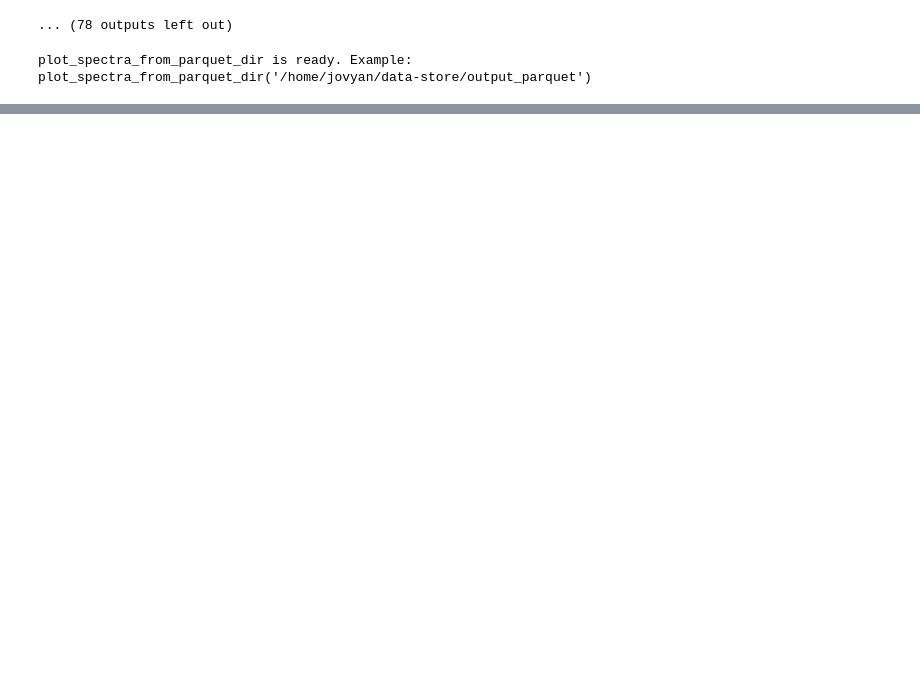
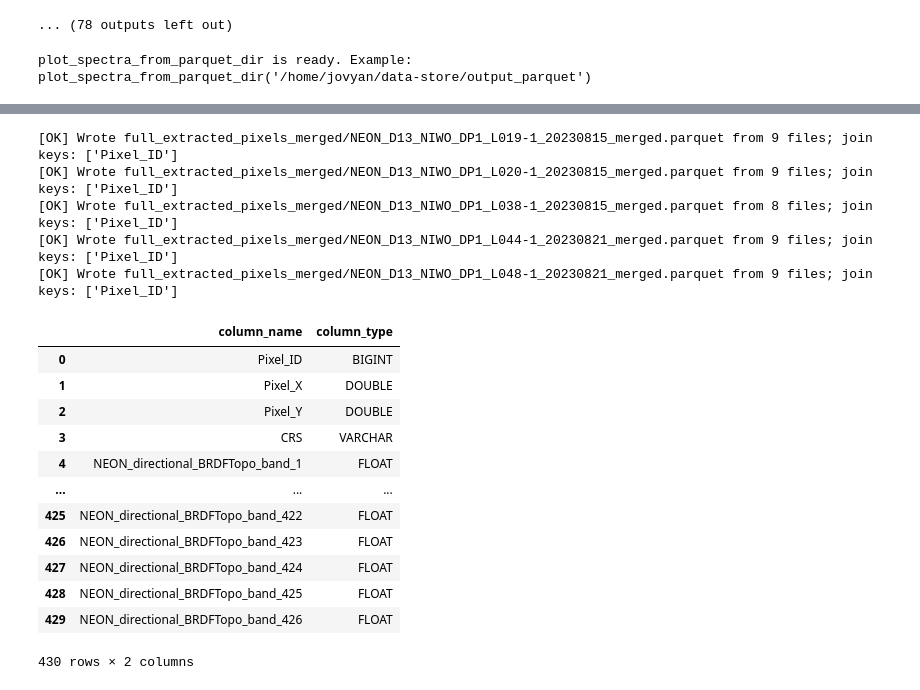
Before and after one commit to earthlab/cross-sensor-cal, a Jupyter notebook: Pixel_extraction.ipynb, the cells around one changed output, grey strips where cells are left out. Drawn from its saved outputs; the diff is of its cells as text; code cells hidden in the pictures; blank space fills up the shorter version.

```diff
--- a/Pixel_extraction.ipynb
+++ b/Pixel_extraction.ipynb
@@ -695,0 +649,28 @@ outs[:3]  # peek a few output paths
+# %%
+outs = merge_matching_parquet_sets("full_extracted_pixels", verbose=True)
+
+# Preview the merged columns for one output:
+import duckdb, pathlib
+con = duckdb.connect()
+merged = pathlib.Path("full_extracted_pixels_merged")
+p = sorted(merged.glob("*.parquet"))[0]
+con.sql(f"DESCRIBE SELECT * FROM read_parquet('{p.as_posix()}')").df()[["column_name","column_type"]]
+# %% [output]
+[OK] Wrote full_extracted_pixels_merged/NEON_D13_NIWO_DP1_L019-1_20230815_merged.parquet from 9 files; join keys: ['Pixel_ID']
+[OK] Wrote full_extracted_pixels_merged/NEON_D13_NIWO_DP1_L020-1_20230815_merged.parquet from 9 files; join keys: ['Pixel_ID']
+[OK] Wrote full_extracted_pixels_merged/NEON_D13_NIWO_DP1_L038-1_20230815_merged.parquet from 8 files; join keys: ['Pixel_ID']
+[OK] Wrote full_extracted_pixels_merged/NEON_D13_NIWO_DP1_L044-1_20230821_merged.parquet from 9 files; join keys: ['Pixel_ID']
+[OK] Wrote full_extracted_pixels_merged/NEON_D13_NIWO_DP1_L048-1_20230821_merged.parquet from 9 files; join keys: ['Pixel_ID']
+|  | column_name | column_type |
+| 0 | Pixel_ID | BIGINT |
+| 1 | Pixel_X | DOUBLE |
+| 2 | Pixel_Y | DOUBLE |
+| 3 | CRS | VARCHAR |
+| 4 | NEON_directional_BRDFTopo_band_1 | FLOAT |
+| ... | ... | ... |
+| 425 | NEON_directional_BRDFTopo_band_422 | FLOAT |
+| 426 | NEON_directional_BRDFTopo_band_423 | FLOAT |
+| 427 | NEON_directional_BRDFTopo_band_424 | FLOAT |
+| 428 | NEON_directional_BRDFTopo_band_425 | FLOAT |
+| 429 | NEON_directional_BRDFTopo_band_426 | FLOAT |
+430 rows × 2 columns
```
Also changed, not shown: parts of 4 cells of this notebook.
